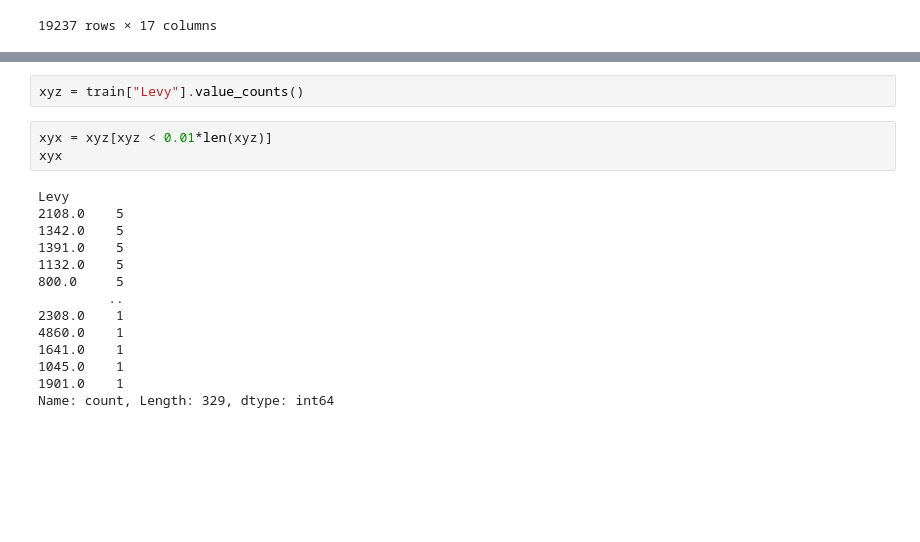
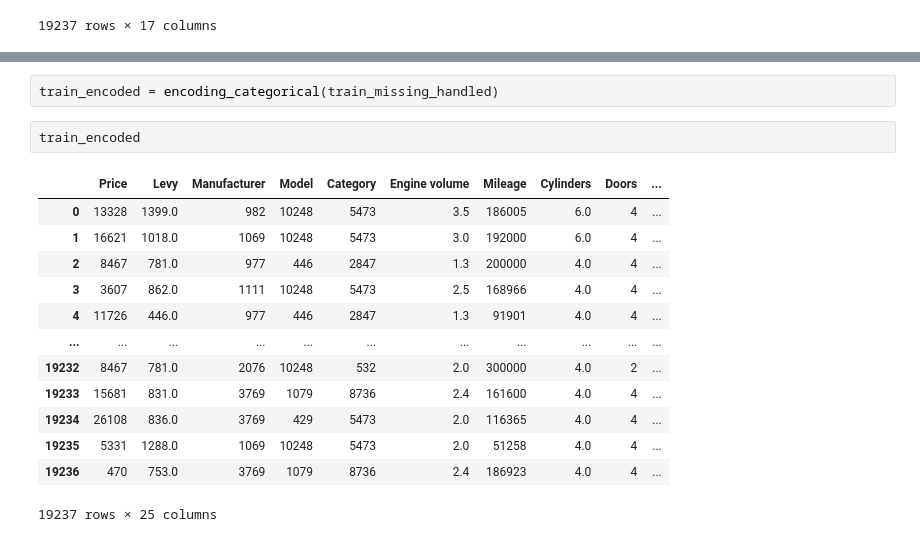
Before and after one commit to Jagnick0p/ScratchML, a Jupyter notebook: notebooks/01_EDA.ipynb, the cells around one changed output, grey strips where cells are left out. Saved outputs shown, nothing was run; the diff lists cells and outputs as text; blank space fills up the shorter version.

```diff
--- a/notebooks/01_EDA.ipynb
+++ b/notebooks/01_EDA.ipynb
@@ -166,19 +188,18 @@ train
 # %%
-xyz = train["Levy"].value_counts()
+train_encoded = encoding_categorical(train_missing_handled)
 # %%
-xyx = xyz[xyz < 0.01*len(xyz)]
-xyx
+train_encoded
 # %% [output]
+|  | Price | Levy | Manufacturer | Model | Category | Engine volume | Mileage | Cylinders | Doors | ... |
+| 0 | 13328 | 1399.0 | 982 | 10248 | 5473 | 3.5 | 186005 | 6.0 | 4 | ... |
+| 1 | 16621 | 1018.0 | 1069 | 10248 | 5473 | 3.0 | 192000 | 6.0 | 4 | ... |
+| 2 | 8467 | 781.0 | 977 | 446 | 2847 | 1.3 | 200000 | 4.0 | 4 | ... |
+| 3 | 3607 | 862.0 | 1111 | 10248 | 5473 | 2.5 | 168966 | 4.0 | 4 | ... |
+| 4 | 11726 | 446.0 | 977 | 446 | 2847 | 1.3 | 91901 | 4.0 | 4 | ... |
+| ... | ... | ... | ... | ... | ... | ... | ... | ... | ... | ... |
+| 19232 | 8467 | 781.0 | 2076 | 10248 | 532 | 2.0 | 300000 | 4.0 | 2 | ... |
+| 19233 | 15681 | 831.0 | 3769 | 1079 | 8736 | 2.4 | 161600 | 4.0 | 4 | ... |
+| 19234 | 26108 | 836.0 | 3769 | 429 | 5473 | 2.0 | 116365 | 4.0 | 4 | ... |
+| 19235 | 5331 | 1288.0 | 1069 | 10248 | 5473 | 2.0 | 51258 | 4.0 | 4 | ... |
+| 19236 | 470 | 753.0 | 3769 | 1079 | 8736 | 2.4 | 186923 | 4.0 | 4 | ... |
-Levy
-2108.0    5
-1342.0    5
-1391.0    5
-1132.0    5
-800.0     5
-         ..
-2308.0    1
-4860.0    1
-1641.0    1
-1045.0    1
-1901.0    1
-Name: count, Length: 329, dtype: int64
+19237 rows × 25 columns
```
Also changed, not shown: parts of 4 cells of this notebook, 1 other file.
